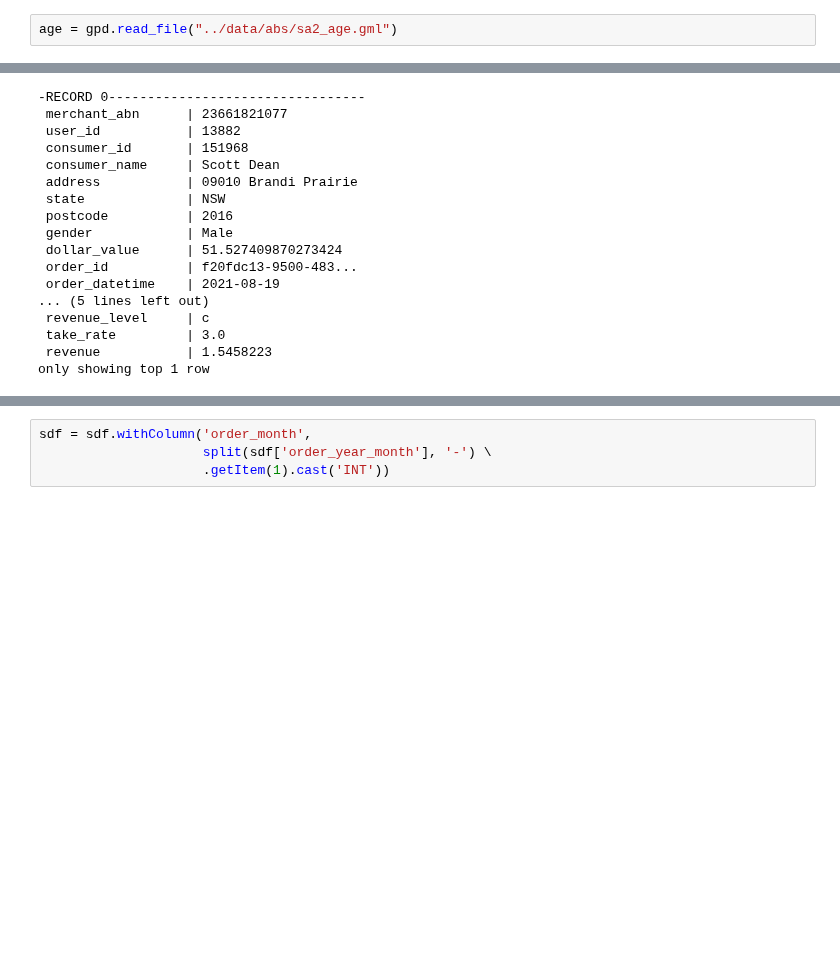
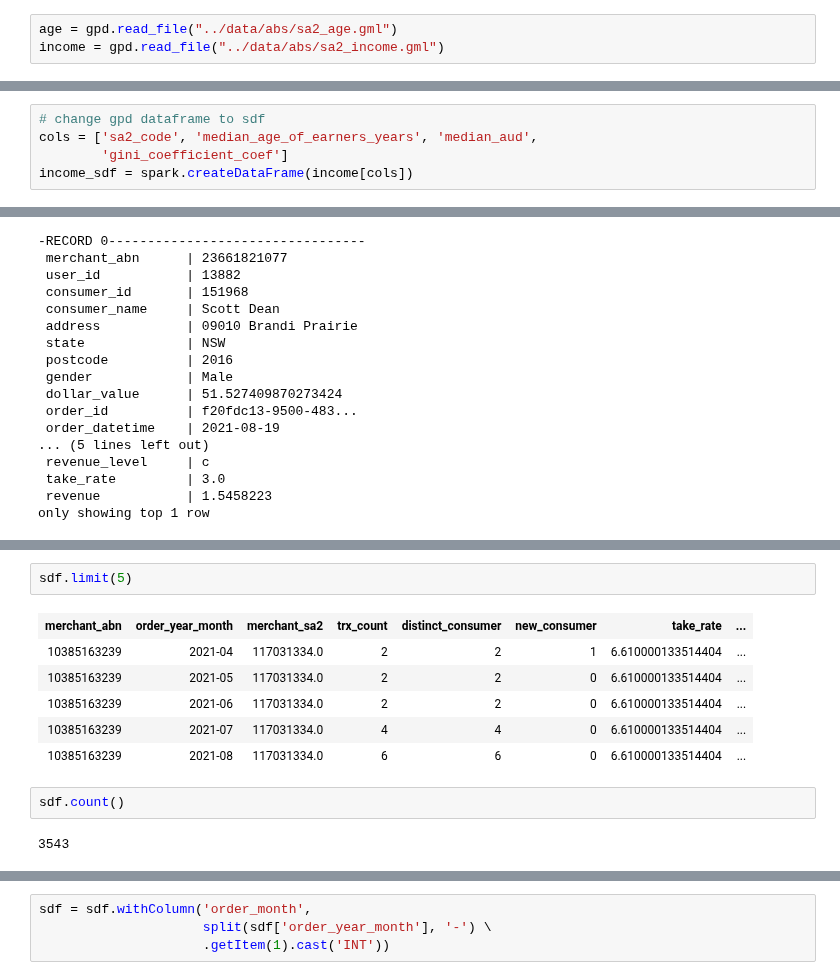
Before and after one commit to MAST30034-Applied-Data-Science/generic-buy-now-pay-later-project-group-11, a Jupyter notebook: notebooks/feature_engineering.ipynb, the cells around one changed output, grey strips where cells are left out. Drawn from its saved outputs; the diff is of its cells as text; blank space fills up the shorter version.

```diff
--- a/notebooks/model.ipynb
+++ b/notebooks/feature_engineering.ipynb
@@ -69,5 +86,6 @@ added transactions_20220228_20220828_snapshot
 # %%
 age = gpd.read_file("../data/abs/sa2_age.gml")
+income = gpd.read_file("../data/abs/sa2_income.gml")
 # %%
 # load poa_to_sa2 dataset
 poa_to_sa2 = spark.read.csv("../data/curated/poa_w_sa2.csv", header=True)
@@ -142,3 +197,8 @@ while right_age < 50:
+# %%
+# change gpd dataframe to sdf
+cols = ['sa2_code', 'median_age_of_earners_years', 'median_aud',
+        'gini_coefficient_coef']
+income_sdf = spark.createDataFrame(income[cols])
 # %% [markdown]
 ---
 # %%
@@ -195,0 +405,13 @@ SyntaxError: invalid syntax (146930404.py, line 5)
+# %%
+sdf.limit(5)
+# %% [output]
+| merchant_abn | order_year_month | merchant_sa2 | trx_count | distinct_consumer | new_consumer | take_rate | ... |
+| 10385163239 | 2021-04 | 117031334.0 | 2 | 2 | 1 | 6.610000133514404 | ... |
+| 10385163239 | 2021-05 | 117031334.0 | 2 | 2 | 0 | 6.610000133514404 | ... |
+| 10385163239 | 2021-06 | 117031334.0 | 2 | 2 | 0 | 6.610000133514404 | ... |
+| 10385163239 | 2021-07 | 117031334.0 | 4 | 4 | 0 | 6.610000133514404 | ... |
+| 10385163239 | 2021-08 | 117031334.0 | 6 | 6 | 0 | 6.610000133514404 | ... |
+# %%
+sdf.count()
+# %% [output]
+3543
```
Also changed, not shown: parts of 14 cells of this notebook.
